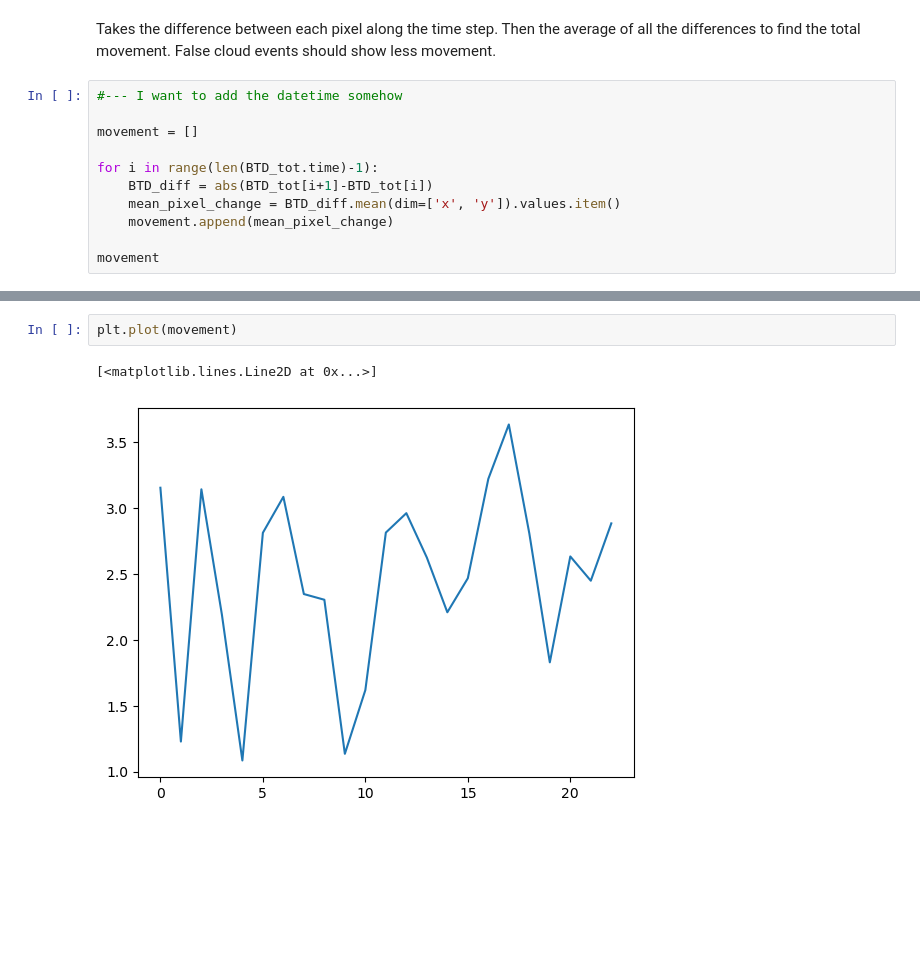
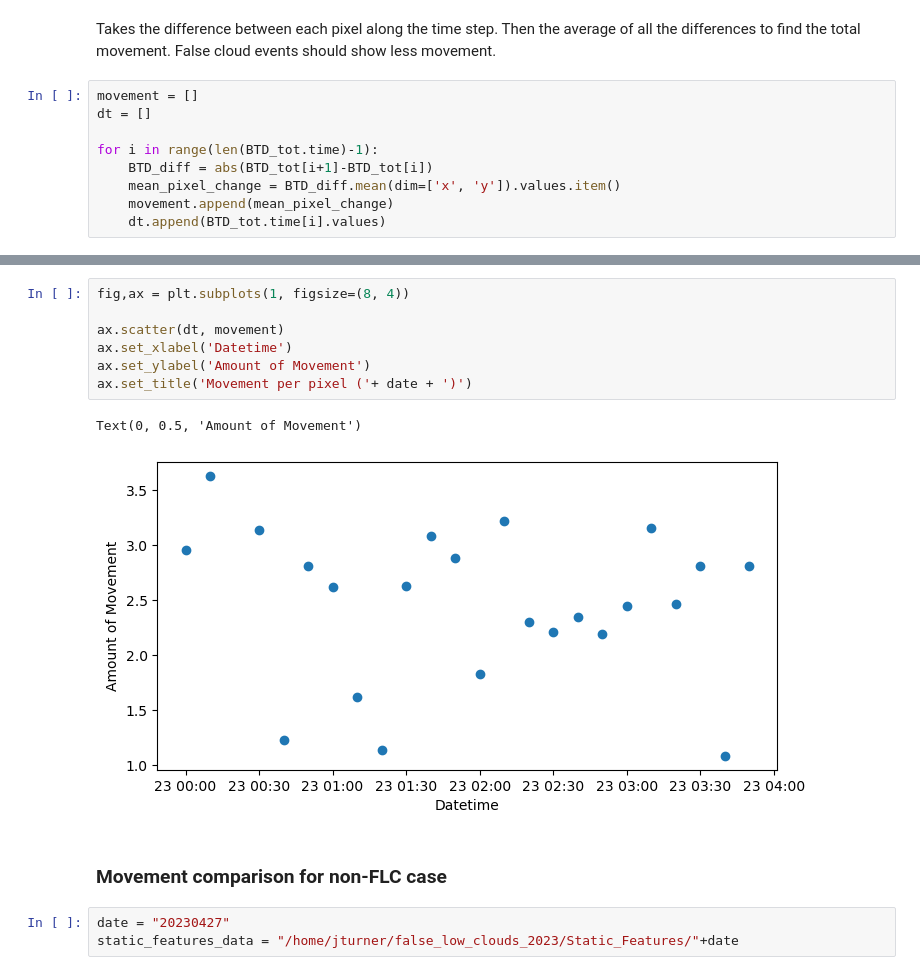
Before and after one commit to jesseturner/FalseLowClouds, a Jupyter notebook: Static_Features/Movement_Comparison.ipynb, the cells around one changed output, grey strips where cells are left out. Cells and saved outputs as stored; diff of their text form; blank space fills up the shorter version.

Commit message:
Small fixes to movement analysis

```diff
--- a/Static_Features/Movement_Comparison.ipynb
+++ b/Static_Features/Movement_Comparison.ipynb
@@ -154,13 +154,11 @@ ax.add_feature(cfeature.STATES)
 # %% [markdown]
 Takes the difference between each pixel along the time step. Then the average of all the differences to find the total movement. False cloud events should show less movement.
 # %%
-#--- I want to add the datetime somehow
-
 movement = []
+dt = []
 
 for i in range(len(BTD_tot.time)-1):
     BTD_diff = abs(BTD_tot[i+1]-BTD_tot[i])
     mean_pixel_change = BTD_diff.mean(dim=['x', 'y']).values.item()
     movement.append(mean_pixel_change)
-
-movement
+    dt.append(BTD_tot.time[i].values)
@@ -185,5 +165,15 @@ movement
 # %%
-plt.plot(movement)
+fig,ax = plt.subplots(1, figsize=(8, 4))
+
+ax.scatter(dt, movement)
+ax.set_xlabel('Datetime')
+ax.set_ylabel('Amount of Movement')
+ax.set_title('Movement per pixel ('+ date + ')')
 # %% [output]
-[<matplotlib.lines.Line2D at 0x...>]
+Text(0, 0.5, 'Amount of Movement')
-[figure, old version]
+[figure, new version]
+# %% [markdown]
+### Movement comparison for non-FLC case
+# %%
+date = "20230427"
+static_features_data = "/home/jturner/false_low_clouds_2023/Static_Features/"+date
```
Also changed, not shown: parts of 4 cells of this notebook.
